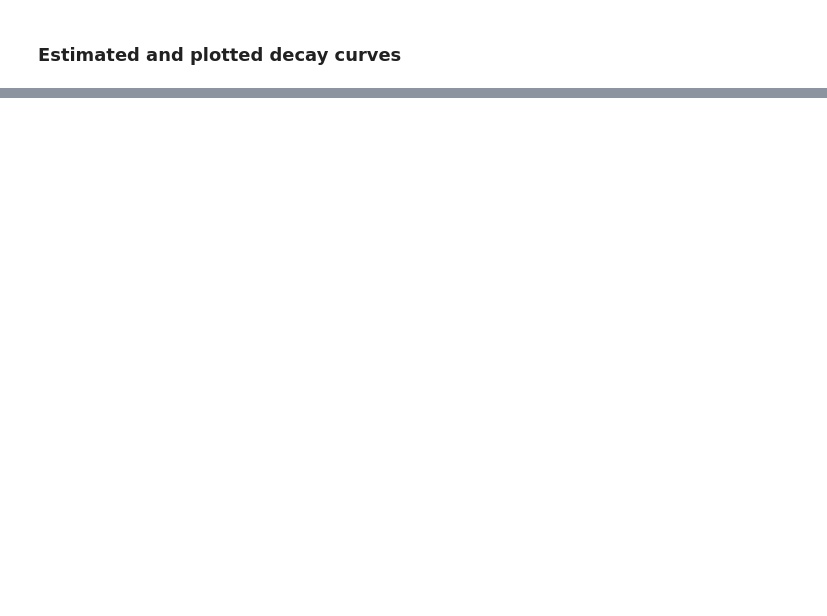
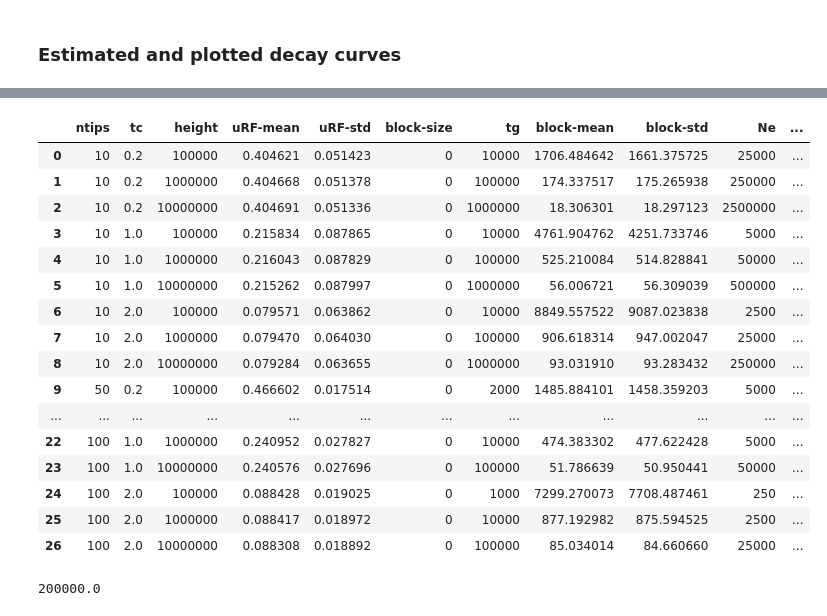
Before and after one commit to eaton-lab/sptree-chapter, a Jupyter notebook: notebooks/nb2-decay-rates.ipynb, the cells around one changed output, grey strips where cells are left out. Saved outputs shown, nothing was run; the diff lists cells and outputs as text; code cells hidden in the pictures; blank space fills up the shorter version.

```diff
--- a/notebooks/nb2-decay-rates.ipynb
+++ b/notebooks/nb2-decay-rates.ipynb
@@ -111,7 +159,7 @@ def plot_phylo_linkage(treesizes, coals, treeheights):
                     nt["dists"],
                     nt["phylo-linkage"],
                     opacity=0.7,
-                    size=6,
+                    size=7,
                     marker=markset[dash],
                 )
                 axes.plot(
@@ -226,3 +294,27 @@ final = pd.read_csv(
     .round(2)
     .to_latex(os.path.join(WORKDIR, "Final-table-1.latex"))
 )
+# %%
+final
+# %% [output]
+|  | ntips | tc | height | uRF-mean | uRF-std | block-size | tg | block-mean | block-std | Ne | ... |
+| 0 | 10 | 0.2 | 100000 | 0.404621 | 0.051423 | 0 | 10000 | 1706.484642 | 1661.375725 | 25000 | ... |
+| 1 | 10 | 0.2 | 1000000 | 0.404668 | 0.051378 | 0 | 100000 | 174.337517 | 175.265938 | 250000 | ... |
+| 2 | 10 | 0.2 | 10000000 | 0.404691 | 0.051336 | 0 | 1000000 | 18.306301 | 18.297123 | 2500000 | ... |
+| 3 | 10 | 1.0 | 100000 | 0.215834 | 0.087865 | 0 | 10000 | 4761.904762 | 4251.733746 | 5000 | ... |
+| 4 | 10 | 1.0 | 1000000 | 0.216043 | 0.087829 | 0 | 100000 | 525.210084 | 514.828841 | 50000 | ... |
+| 5 | 10 | 1.0 | 10000000 | 0.215262 | 0.087997 | 0 | 1000000 | 56.006721 | 56.309039 | 500000 | ... |
+| 6 | 10 | 2.0 | 100000 | 0.079571 | 0.063862 | 0 | 10000 | 8849.557522 | 9087.023838 | 2500 | ... |
+| 7 | 10 | 2.0 | 1000000 | 0.079470 | 0.064030 | 0 | 100000 | 906.618314 | 947.002047 | 25000 | ... |
+| 8 | 10 | 2.0 | 10000000 | 0.079284 | 0.063655 | 0 | 1000000 | 93.031910 | 93.283432 | 250000 | ... |
+| 9 | 50 | 0.2 | 100000 | 0.466602 | 0.017514 | 0 | 2000 | 1485.884101 | 1458.359203 | 5000 | ... |
+| ... | ... | ... | ... | ... | ... | ... | ... | ... | ... | ... | ... |
+| 22 | 100 | 1.0 | 1000000 | 0.240952 | 0.027827 | 0 | 10000 | 474.383302 | 477.622428 | 5000 | ... |
+| 23 | 100 | 1.0 | 10000000 | 0.240576 | 0.027696 | 0 | 100000 | 51.786639 | 50.950441 | 50000 | ... |
+| 24 | 100 | 2.0 | 100000 | 0.088428 | 0.019025 | 0 | 1000 | 7299.270073 | 7708.487461 | 250 | ... |
+| 25 | 100 | 2.0 | 1000000 | 0.088417 | 0.018972 | 0 | 10000 | 877.192982 | 875.594525 | 2500 | ... |
+| 26 | 100 | 2.0 | 10000000 | 0.088308 | 0.018892 | 0 | 100000 | 85.034014 | 84.660660 | 25000 | ... |
+# %%
+2e5
+# %% [output]
+200000.0
```
Also changed, not shown: parts of 4 cells of this notebook, 2 other files.
